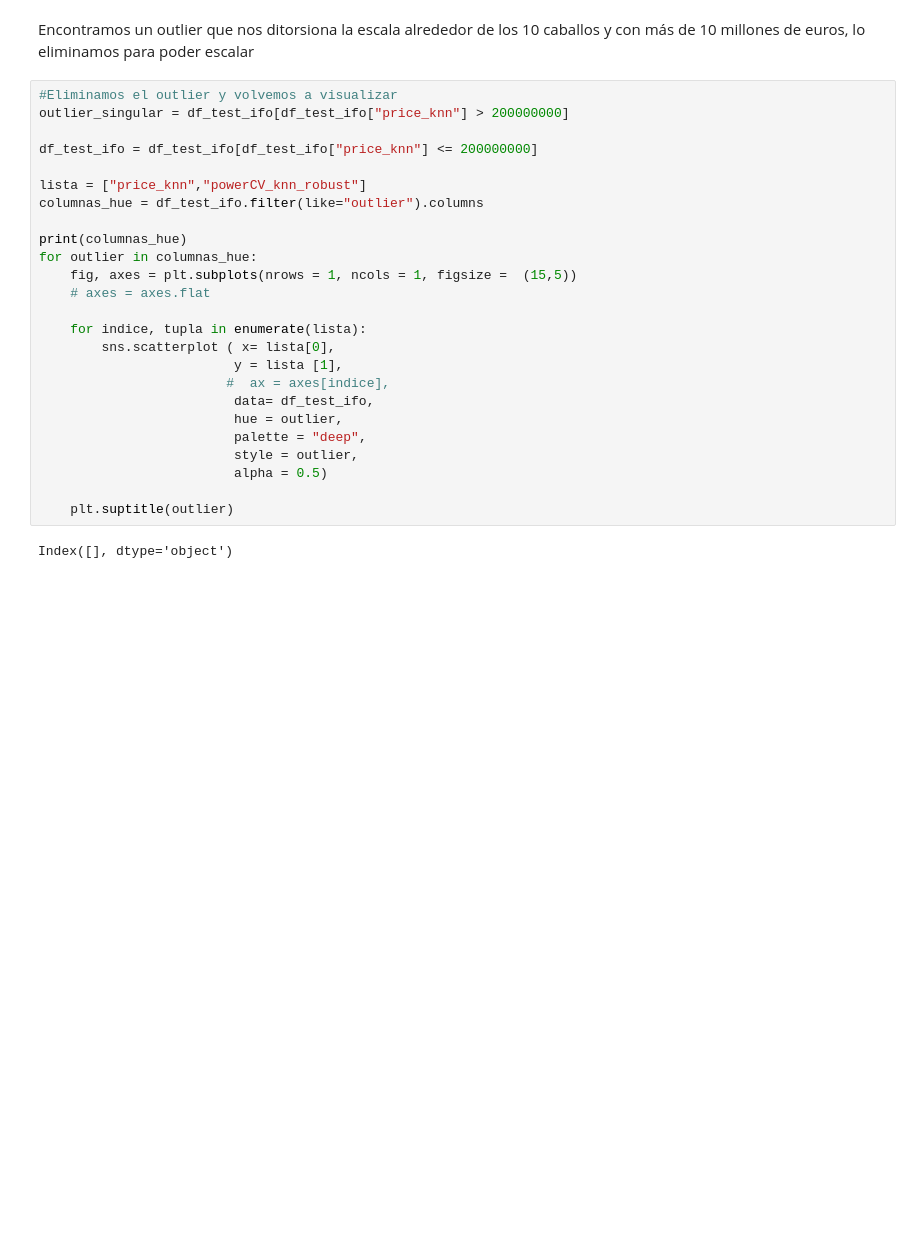
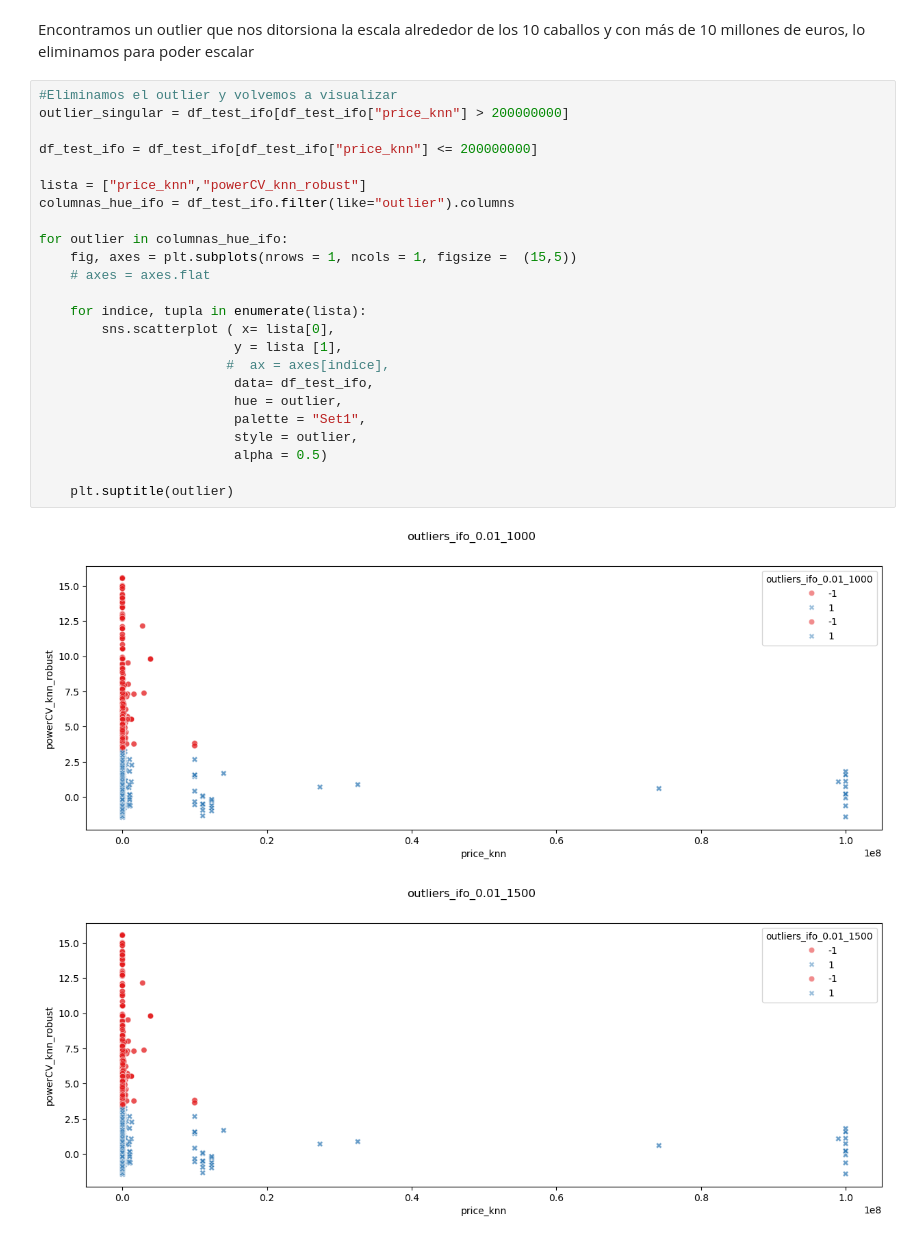
Before and after one commit to fdzvictor/Lab3M7, a Jupyter notebook: laboratorio-modulo7-leccion03-gestion-outiers.ipynb, the cells around one changed output. Saved outputs shown, nothing was run; the diff lists cells and outputs as text; blank space fills up the shorter version.

```diff
--- a/laboratorio-modulo7-leccion03-gestion-outiers.ipynb
+++ b/laboratorio-modulo7-leccion03-gestion-outiers.ipynb
@@ -193,27 +198,27 @@ Encontramos un outlier que nos ditorsiona la escala alrededor de los 10 caballos
 # %%
 #Eliminamos el outlier y volvemos a visualizar
 outlier_singular = df_test_ifo[df_test_ifo["price_knn"] > 200000000]
 
 df_test_ifo = df_test_ifo[df_test_ifo["price_knn"] <= 200000000]
 
 lista = ["price_knn","powerCV_knn_robust"]
-columnas_hue = df_test_ifo.filter(like="outlier").columns
+columnas_hue_ifo = df_test_ifo.filter(like="outlier").columns
 
-print(columnas_hue)
-for outlier in columnas_hue:
+for outlier in columnas_hue_ifo:
     fig, axes = plt.subplots(nrows = 1, ncols = 1, figsize =  (15,5))
     # axes = axes.flat
 
     for indice, tupla in enumerate(lista):
         sns.scatterplot ( x= lista[0],
                          y = lista [1],
                         #  ax = axes[indice],
                          data= df_test_ifo,
                          hue = outlier,
-                         palette = "deep",
+                         palette = "Set1",
                          style = outlier,
                          alpha = 0.5)
 
     plt.suptitle(outlier)
 # %% [output]
-Index([], dtype='object')
+[figure, added]
+[figure, added]
```
Also changed, not shown: parts of 19 cells of this notebook.
